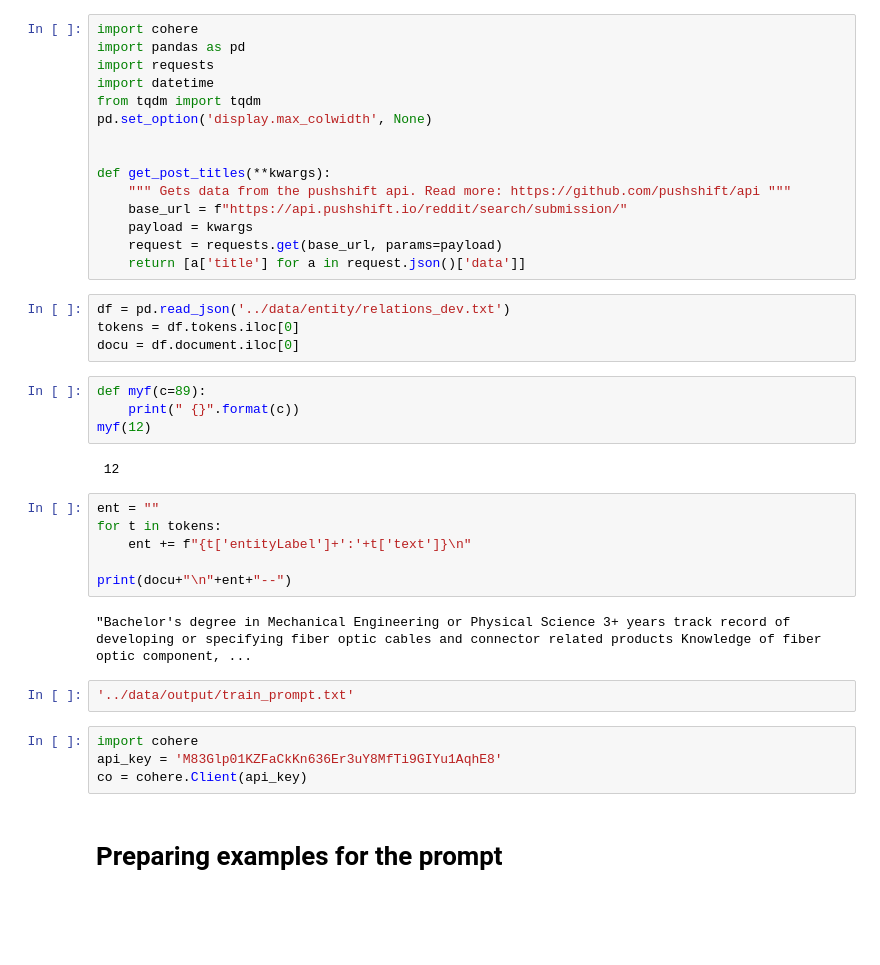
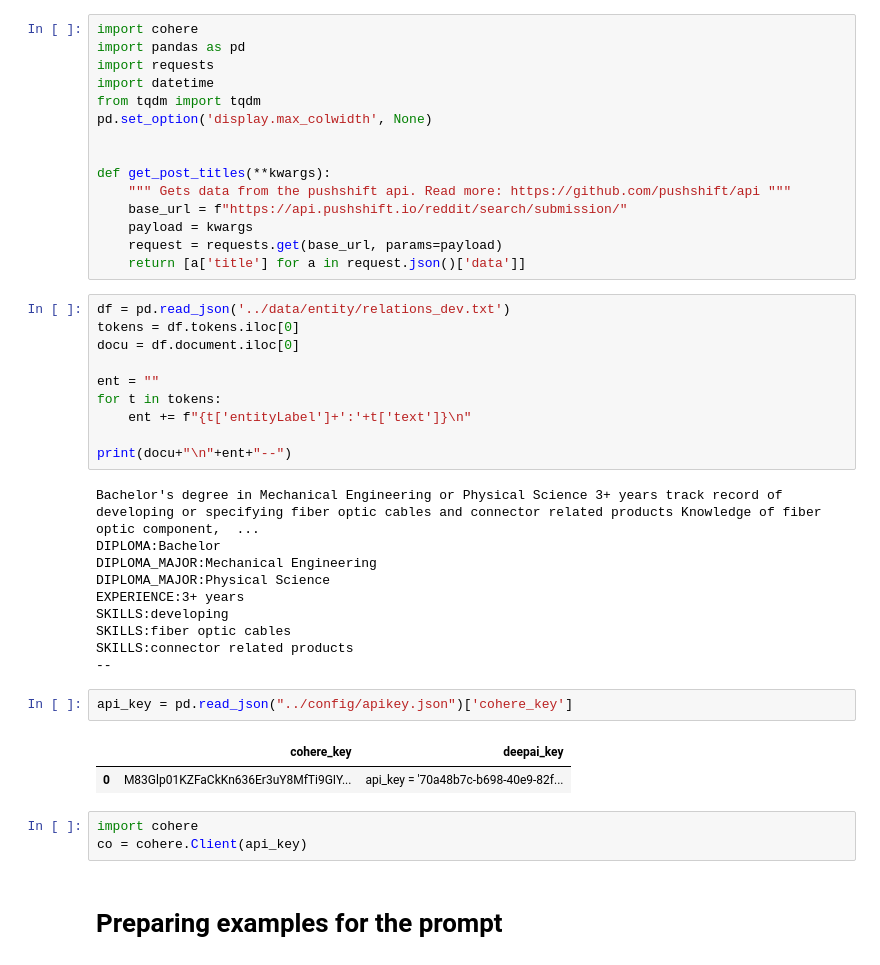
Before and after one commit to degagawolde/in-context-learning, a Jupyter notebook: notebooks/CohereEntityExtract.ipynb, the cells around one changed output. Saved outputs shown, nothing was run; the diff lists cells and outputs as text; blank space fills up the shorter version.

Commit message:
cohere connection

```diff
--- a/notebooks/CohereEntityExtract.ipynb
+++ b/notebooks/CohereEntityExtract.ipynb
@@ -19,25 +19,29 @@ def get_post_titles(**kwargs):
 df = pd.read_json('../data/entity/relations_dev.txt')
 tokens = df.tokens.iloc[0]
 docu = df.document.iloc[0]
+
+ent = ""
+for t in tokens:
+    ent += f"{t['entityLabel']+':'+t['text']}\n"
+
+print(docu+"\n"+ent+"--")
+# %% [output]
+Bachelor's degree in Mechanical Engineering or Physical Science 3+ years track record of developing or specifying fiber optic cables and connector related products Knowledge of fiber optic component,  ...
+DIPLOMA:Bachelor
+DIPLOMA_MAJOR:Mechanical Engineering
+DIPLOMA_MAJOR:Physical Science
+EXPERIENCE:3+ years
+SKILLS:developing
+SKILLS:fiber optic cables
+SKILLS:connector related products
+--
-# %%
-def myf(c=89):
-    print(" {}".format(c))
-myf(12)
-# %% [output]
- 12
-# %%
-ent = ""
-for t in tokens:
-    ent += f"{t['entityLabel']+':'+t['text']}\n"
-
-print(docu+"\n"+ent+"--")
-# %% [output]
-"Bachelor's degree in Mechanical Engineering or Physical Science 3+ years track record of developing or specifying fiber optic cables and connector related products Knowledge of fiber optic component, ...
-# %%
-'../data/output/train_prompt.txt'
+# %%
+api_key = pd.read_json("../config/apikey.json")['cohere_key']
+# %% [output]
+|  | cohere_key | deepai_key |
+| 0 | M83Glp01KZFaCkKn636Er3uY8MfTi9GIY... | api_key = '70a48b7c-b698-40e9-82f... |
 # %%
 import cohere
-api_key = 'M83Glp01KZFaCkKn636Er3uY8MfTi9GIYu1AqhE8'
 co = cohere.Client(api_key)
 # %% [markdown]
 # Preparing examples for the prompt
```
Also changed, not shown: parts of 1 cell of this notebook, 4 other files.
